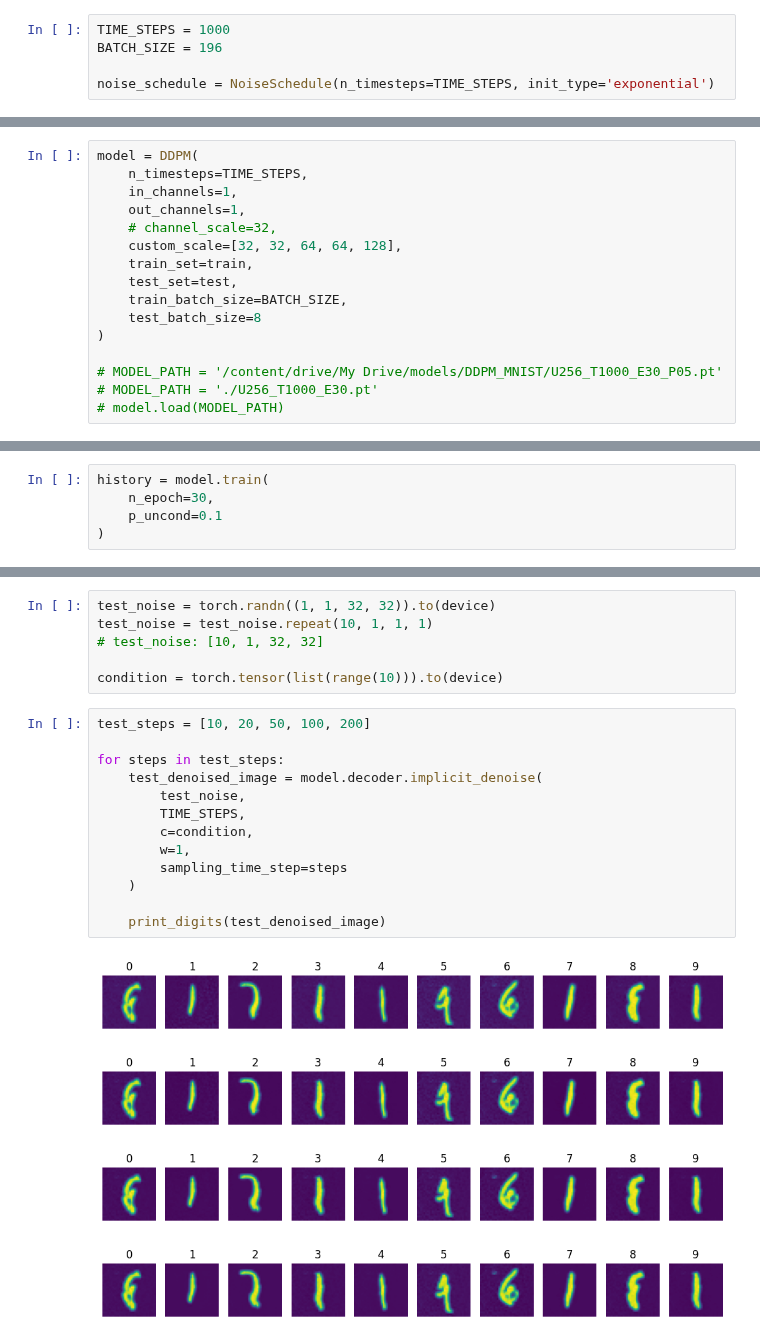
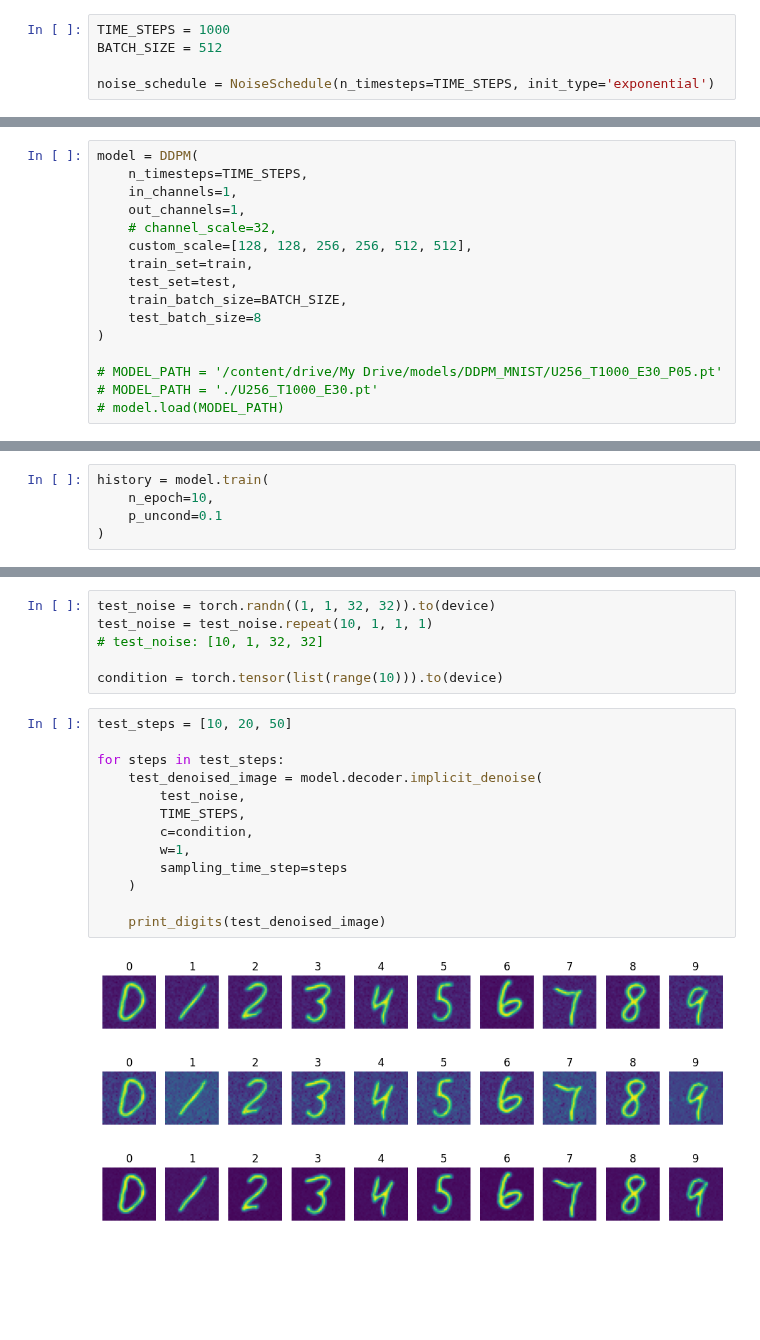
Before and after one commit to junyeong-nero/DDPM, a Jupyter notebook: diffusion_colab.ipynb, the cells around one changed output, grey strips where cells are left out. Saved outputs shown, nothing was run; the diff lists cells and outputs as text; blank space fills up the shorter version.

```diff
--- a/diffusion_colab.ipynb
+++ b/diffusion_colab.ipynb
@@ -813,7 +813,7 @@ class DDPM:
 # Train
 # %%
 TIME_STEPS = 1000
-BATCH_SIZE = 196
+BATCH_SIZE = 512
 
 noise_schedule = NoiseSchedule(n_timesteps=TIME_STEPS, init_type='exponential')
 # %%
@@ -866,7 +834,7 @@ model = DDPM(
     in_channels=1,
     out_channels=1,
     # channel_scale=32,
-    custom_scale=[32, 32, 64, 64, 128],
+    custom_scale=[128, 128, 256, 256, 512, 512],
     train_set=train,
     test_set=test,
     train_batch_size=BATCH_SIZE,
@@ -883,6 +853,6 @@ model size :  1408833
 # %%
 history = model.train(
-    n_epoch=30,
+    n_epoch=10,
     p_uncond=0.1
 )
 # %% [output]
@@ -1028,20 +987,19 @@ test_noise = test_noise.repeat(10, 1, 1, 1)
 
 condition = torch.tensor(list(range(10))).to(device)
 # %%
-test_steps = [10, 20, 50, 100, 200]
+test_steps = [10, 20, 50]
 
 for steps in test_steps:
     test_denoised_image = model.decoder.implicit_denoise(
         test_noise,
         TIME_STEPS,
         c=condition,
         w=1,
         sampling_time_step=steps
     )
 
     print_digits(test_denoised_image)
 # %% [output]
-[figure, old version]
+[figure, new version]
-[figure, old version]
+[figure, new version]
-[figure, old version]
+[figure, new version]
-[figure, removed]
```
Also changed, not shown: parts of 9 cells of this notebook, 1 other file.
